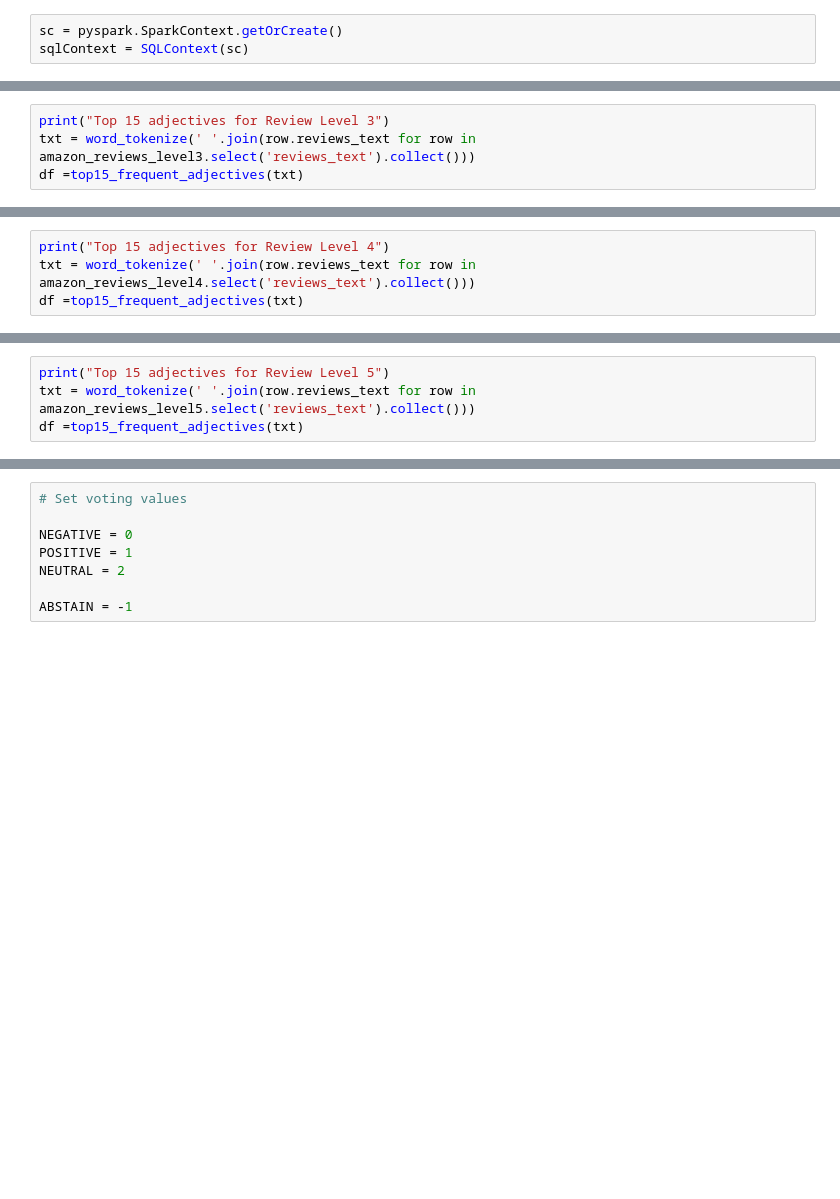
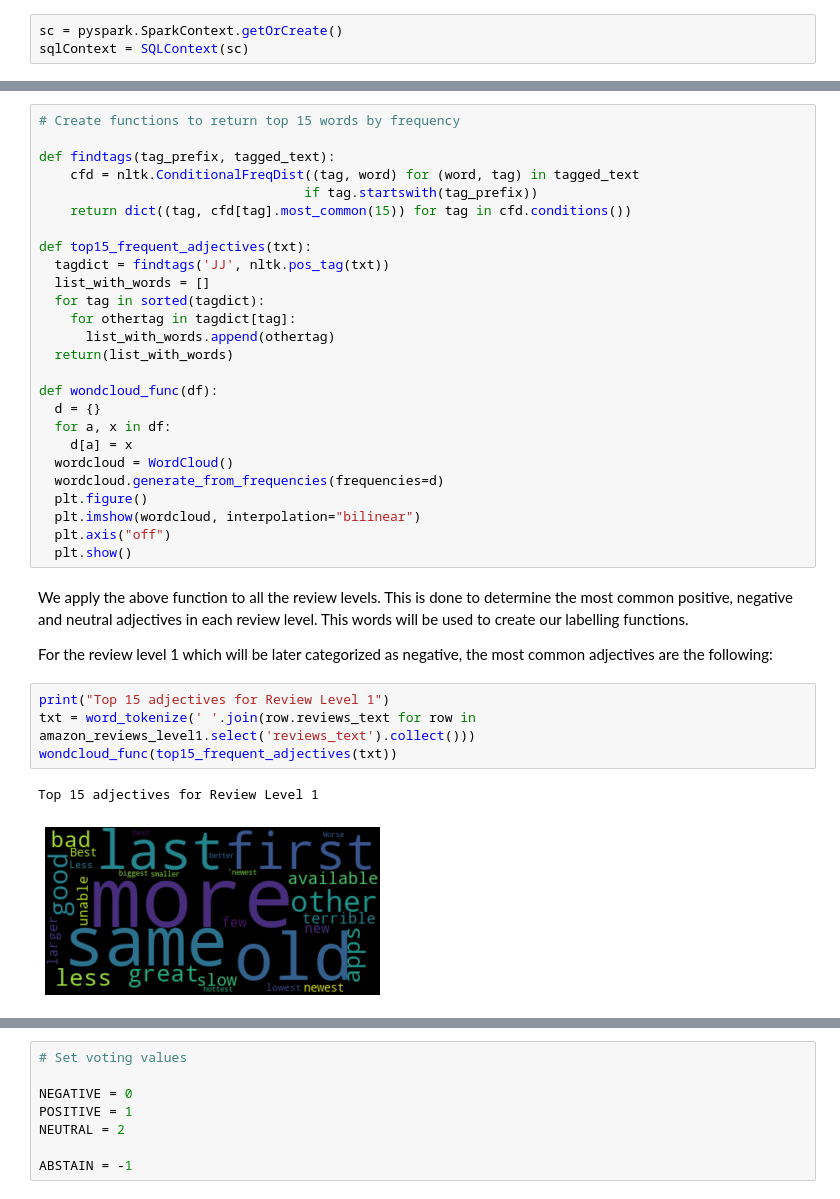
Before and after one commit to ioanabuze/DE_Group_Project_2020, a Jupyter notebook: Amazon_Review_Weak_Labelling_Function.ipynb, the cells around one changed output, grey strips where cells are left out. Saved outputs shown, nothing was run; the diff lists cells and outputs as text; blank space fills up the shorter version.

```diff
--- a/Amazon_Review_Weak_Labelling_Function.ipynb
+++ b/Amazon_Review_Weak_Labelling_Function.ipynb
@@ -202,4 +155,0 @@ amazon_reviews_level2.count()
-# %%
-print("Top 15 adjectives for Review Level 3")
-txt = word_tokenize(' '.join(row.reviews_text for row in amazon_reviews_level3.select('reviews_text').collect()))
-df =top15_frequent_adjectives(txt)
@@ -215,4 +155,0 @@ amazon_reviews_level3.count()
-# %%
-print("Top 15 adjectives for Review Level 4")
-txt = word_tokenize(' '.join(row.reviews_text for row in amazon_reviews_level4.select('reviews_text').collect()))
-df =top15_frequent_adjectives(txt)
@@ -228,4 +155,0 @@ amazon_reviews_level4.count()
-# %%
-print("Top 15 adjectives for Review Level 5")
-txt = word_tokenize(' '.join(row.reviews_text for row in amazon_reviews_level5.select('reviews_text').collect()))
-df =top15_frequent_adjectives(txt)
@@ -266,0 +216,37 @@ We define constants to represent the class labels for:
+# %%
+# Create functions to return top 15 words by frequency
+
+def findtags(tag_prefix, tagged_text):
+    cfd = nltk.ConditionalFreqDist((tag, word) for (word, tag) in tagged_text
+                                  if tag.startswith(tag_prefix))
+    return dict((tag, cfd[tag].most_common(15)) for tag in cfd.conditions())
+
+def top15_frequent_adjectives(txt):
+  tagdict = findtags('JJ', nltk.pos_tag(txt))
+  list_with_words = []
+  for tag in sorted(tagdict):
+    for othertag in tagdict[tag]:
+      list_with_words.append(othertag)
+  return(list_with_words)
+
+def wondcloud_func(df):
+  d = {}
+  for a, x in df:
+    d[a] = x
+  wordcloud = WordCloud()
+  wordcloud.generate_from_frequencies(frequencies=d)
+  plt.figure()
+  plt.imshow(wordcloud, interpolation="bilinear")
+  plt.axis("off")
+  plt.show()
+# %% [markdown]
+We apply the above function to all the review levels. This is done to determine the most common positive, negative and neutral adjectives in each review level. This words will be used to create our labelling functions.
+
+For the review level 1 which will be later categorized as negative, the most common adjectives are the following:
+# %%
+print("Top 15 adjectives for Review Level 1")
+txt = word_tokenize(' '.join(row.reviews_text for row in amazon_reviews_level1.select('reviews_text').collect()))
+wondcloud_func(top15_frequent_adjectives(txt))
+# %% [output]
+Top 15 adjectives for Review Level 1
+[figure, added]
```
Also changed, not shown: parts of 85 cells of this notebook.
